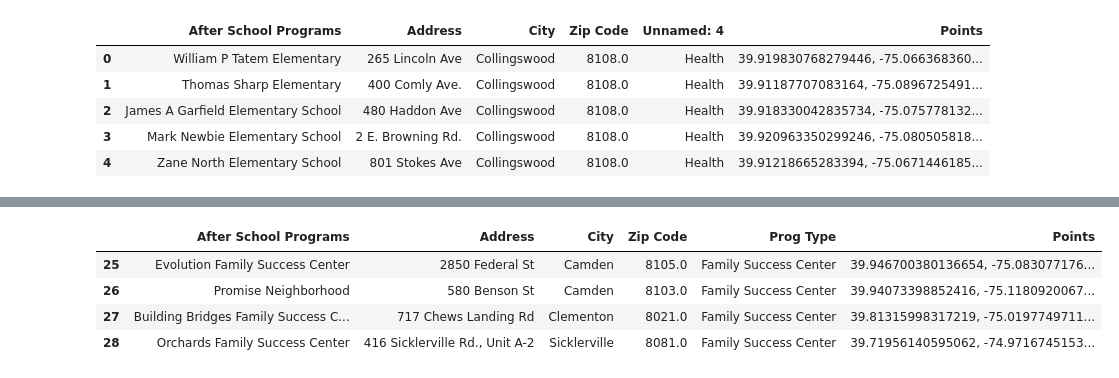
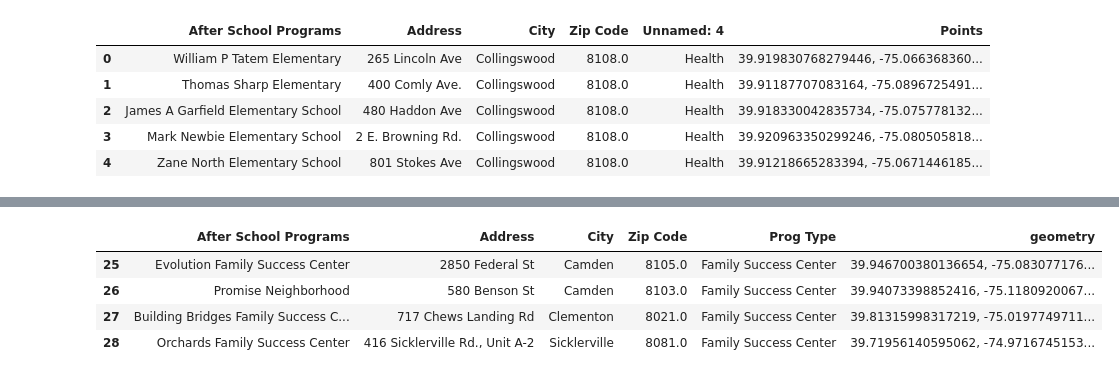
Before and after one commit to MhiyaJ/My-GIS-Stuff, a Jupyter notebook: After School Programs.ipynb, the cells around one changed output, grey strips where cells are left out. Cells and saved outputs as stored; diff of their text form; code cells hidden in the pictures.

```diff
--- a/After School Programs.ipynb
+++ b/After School Programs.ipynb
@@ -469,9 +469,10 @@ PrgXls
 | 28 | Orchards Family Success Center | 416 Sicklerville Rd., Unit A-2 | Sicklerville | 8081.0 | Family Success Center | 39.71956140595062, -74.9716745153... |
 # %%
 PrgFsc = PrgXls[PrgXls['Prog Type'].str.strip() == 'Family Success Center']
+PrgFsc = PrgFsc.rename(columns={'Points': 'geometry'})
 PrgFsc
 # %% [output]
-|  | After School Programs | Address | City | Zip Code | Prog Type | Points |
+|  | After School Programs | Address | City | Zip Code | Prog Type | geometry |
 | 25 | Evolution Family Success Center | 2850 Federal St | Camden | 8105.0 | Family Success Center | 39.946700380136654, -75.083077176... |
 | 26 | Promise Neighborhood | 580 Benson St | Camden | 8103.0 | Family Success Center | 39.94073398852416, -75.1180920067... |
 | 27 | Building Bridges Family Success C... | 717 Chews Landing Rd | Clementon | 8021.0 | Family Success Center | 39.81315998317219, -75.0197749711... |
```
Also changed, not shown: parts of 11 cells of this notebook.
